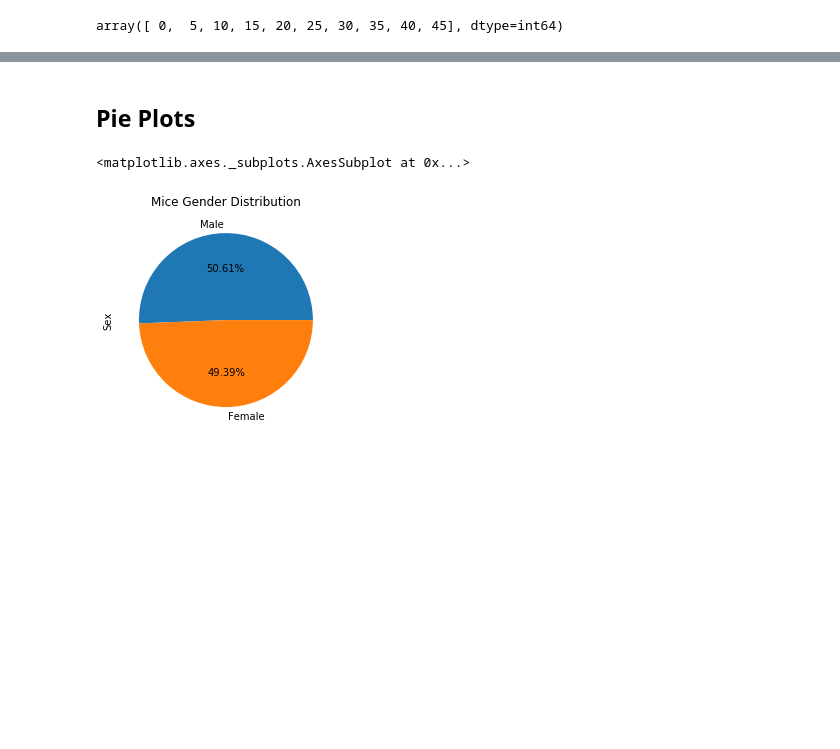
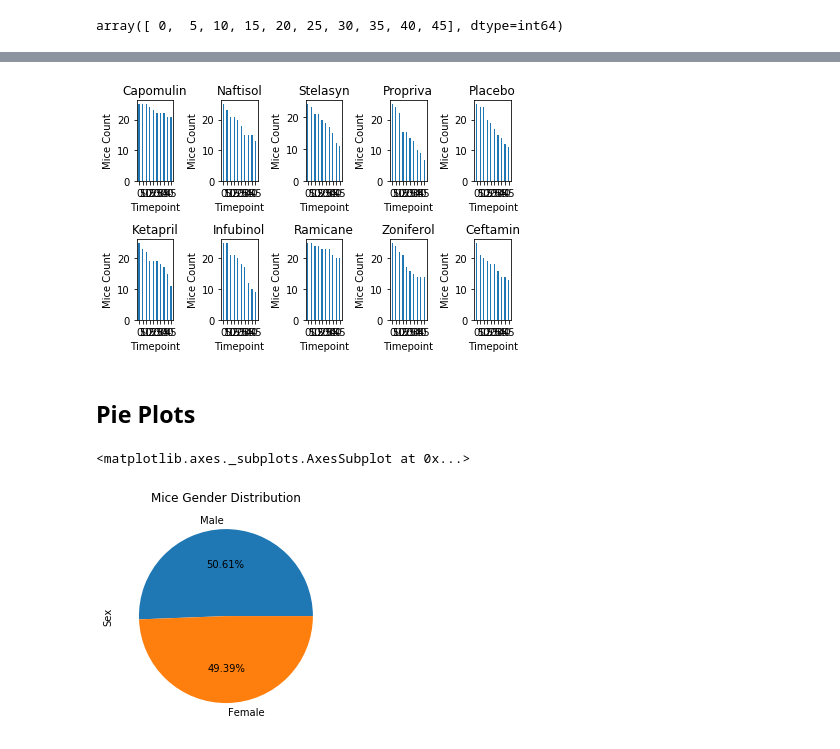
Before and after one commit to sigkarmoil/Matplotlib-Challenges, a Jupyter notebook: Pymaceuticals/pymaceuticals_starter.ipynb, the cells around one changed output, grey strips where cells are left out. Saved outputs shown, nothing was run; the diff lists cells and outputs as text; code cells hidden in the pictures; blank space fills up the shorter version.

```diff
--- a/Pymaceuticals/pymaceuticals_starter.ipynb
+++ b/Pymaceuticals/pymaceuticals_starter.ipynb
@@ -192,7 +181,7 @@ while True:
 x = int(x)
 y = int(y)
 # %%
-#3.3 Automatically create subplots (Optional)
+#3.3 Automatically create subplots (Optional: This is a better representation of the data)
 
 #for bar index
 ind = np.arange(len(time_point))
@@ -211,6 +200,7 @@ for a in range(0,int(y)):
         sub_bar[b][a].set_title(label= unique_regiments[i])
         plt.sca(sub_bar[b,a])
         plt.xticks(ticks = ind, labels = time_point)
-
+        plt.xlabel("Timepoint")
+        plt.ylabel("Mice Count")
 plt.tight_layout()
 # %% [output]
@@ -219,3 +207,4 @@ plt.tight_layout()
+[figure, added]
 # %% [markdown]
 ## Pie Plots
 # %%
```
Also changed, not shown: parts of 19 cells of this notebook.
